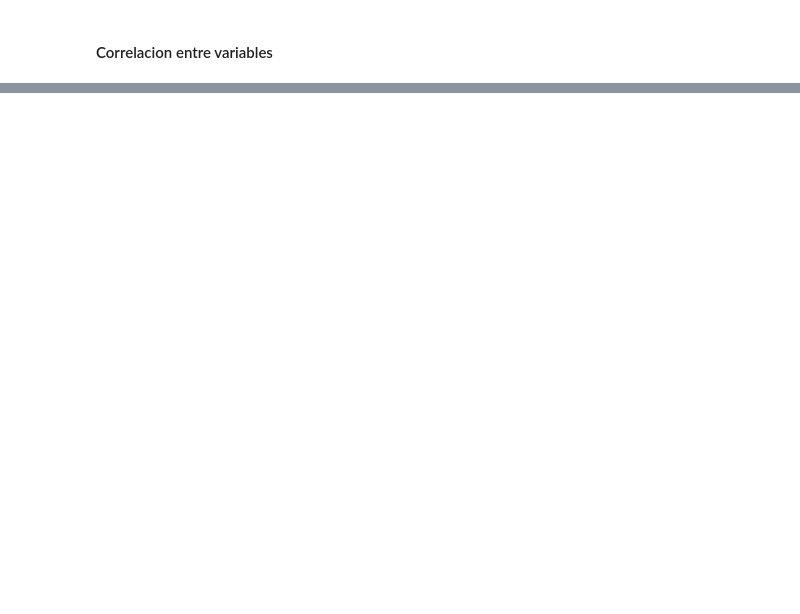
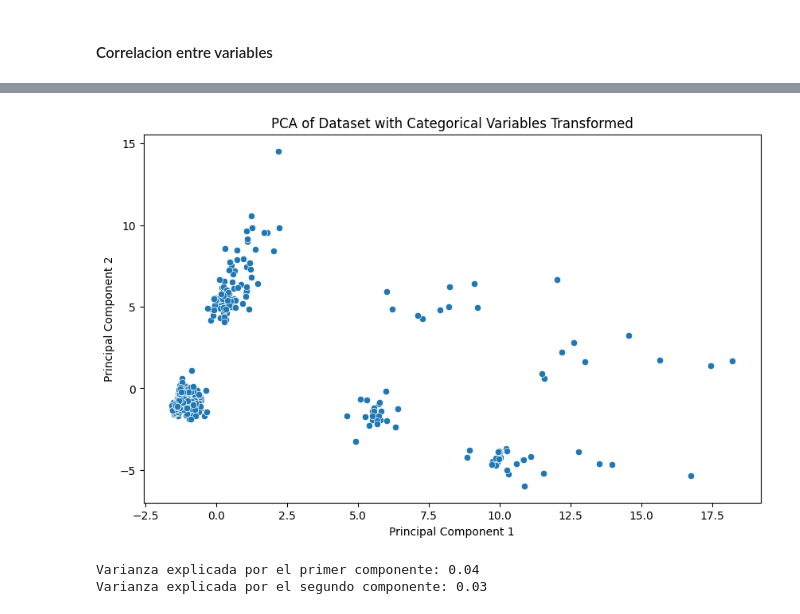
Before and after one commit to carrillo21108/Data-Science-Labs, a Jupyter notebook: Lab1.ipynb, the cells around one changed output, grey strips where cells are left out. Drawn from its saved outputs; the diff is of its cells as text; code cells hidden in the pictures; blank space fills up the shorter version.

```diff
--- a/Lab1.ipynb
+++ b/Lab1.ipynb
@@ -236,0 +276,44 @@ plt.show()
+# %%
+#Combinar las variables numéricas con las categóricas codificadas
+numerical_columns = [
+    'Age',
+    'Number of sexual partners',
+    'First sexual intercourse',
+    'Num of pregnancies',
+    'Smokes (years)',
+    'Smokes (packs/year)',
+    'Hormonal Contraceptives (years)',
+    'IUD (years)',
+    'STDs (number)',
+    'STDs: Number of diagnosis'
+]
+numerical_df = df[numerical_columns]
+
+combined_df = pd.concat([numerical_df.reset_index(drop=True), encoded_categorical_df.reset_index(drop=True)], axis=1)
+# %%
+#Normalizar los datos
+scaler = StandardScaler()
+scaled_data = scaler.fit_transform(combined_df)
+# %%
+#Realizar PCA
+pca = PCA(n_components=2)
+principal_components = pca.fit_transform(scaled_data)
+# %%
+#Crear un DataFrame con los componentes principales
+pca_df = pd.DataFrame(data=principal_components, columns=['Principal Component 1', 'Principal Component 2'])
+# %%
+#Visualización de los componentes principales
+plt.figure(figsize=(10, 6))
+sns.scatterplot(x='Principal Component 1', y='Principal Component 2', data=pca_df)
+plt.title('PCA of Dataset with Categorical Variables Transformed')
+plt.show()
+# %% [output]
+[figure, added]
+# %%
+#Evaluación de la varianza explicada
+explained_variance = pca.explained_variance_ratio_
+print(f'Varianza explicada por el primer componente: {explained_variance[0]:.2f}')
+print(f'Varianza explicada por el segundo componente: {explained_variance[1]:.2f}')
+# %% [output]
+Varianza explicada por el primer componente: 0.04
+Varianza explicada por el segundo componente: 0.03
```
Also changed, not shown: parts of 23 cells of this notebook.
